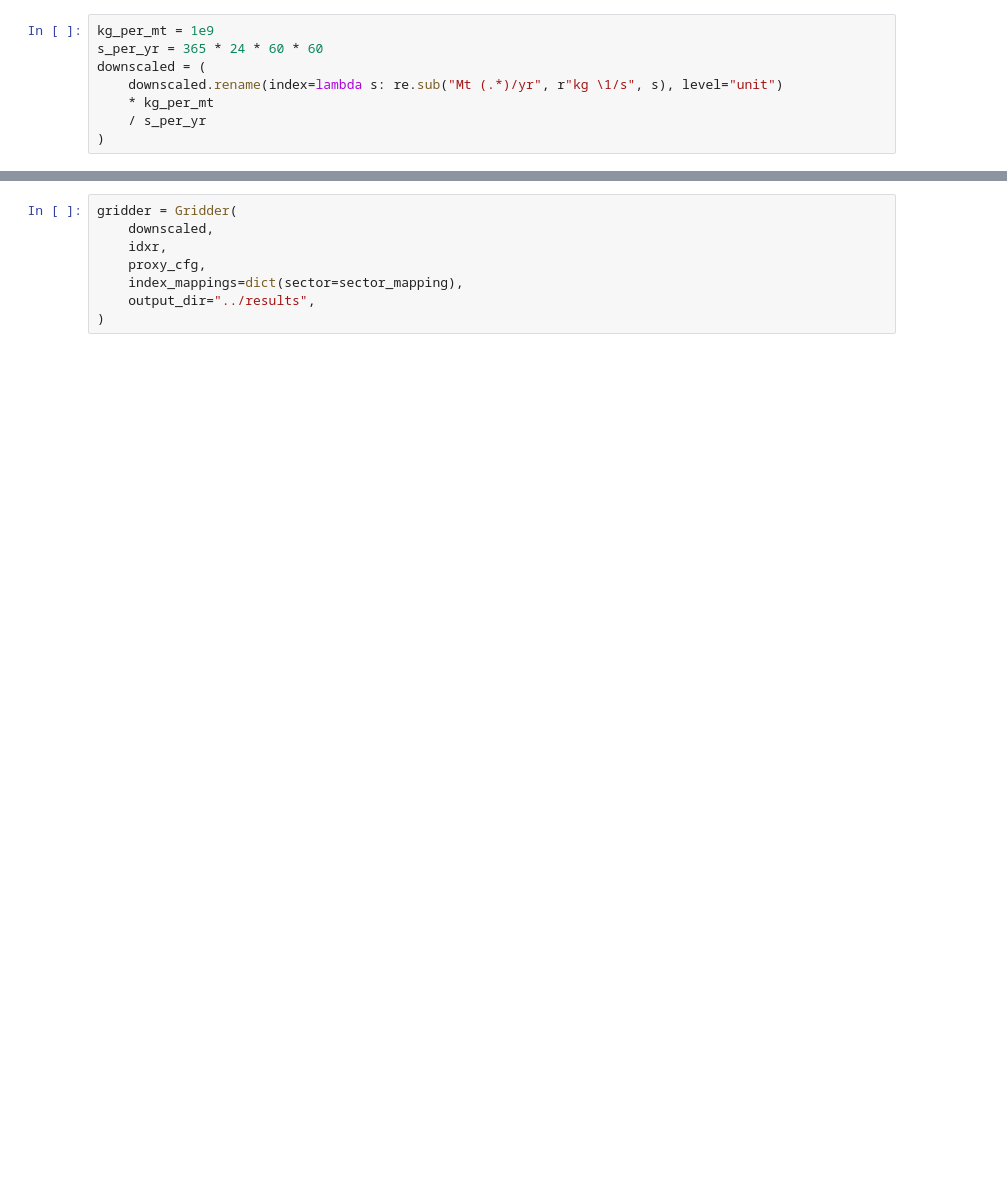
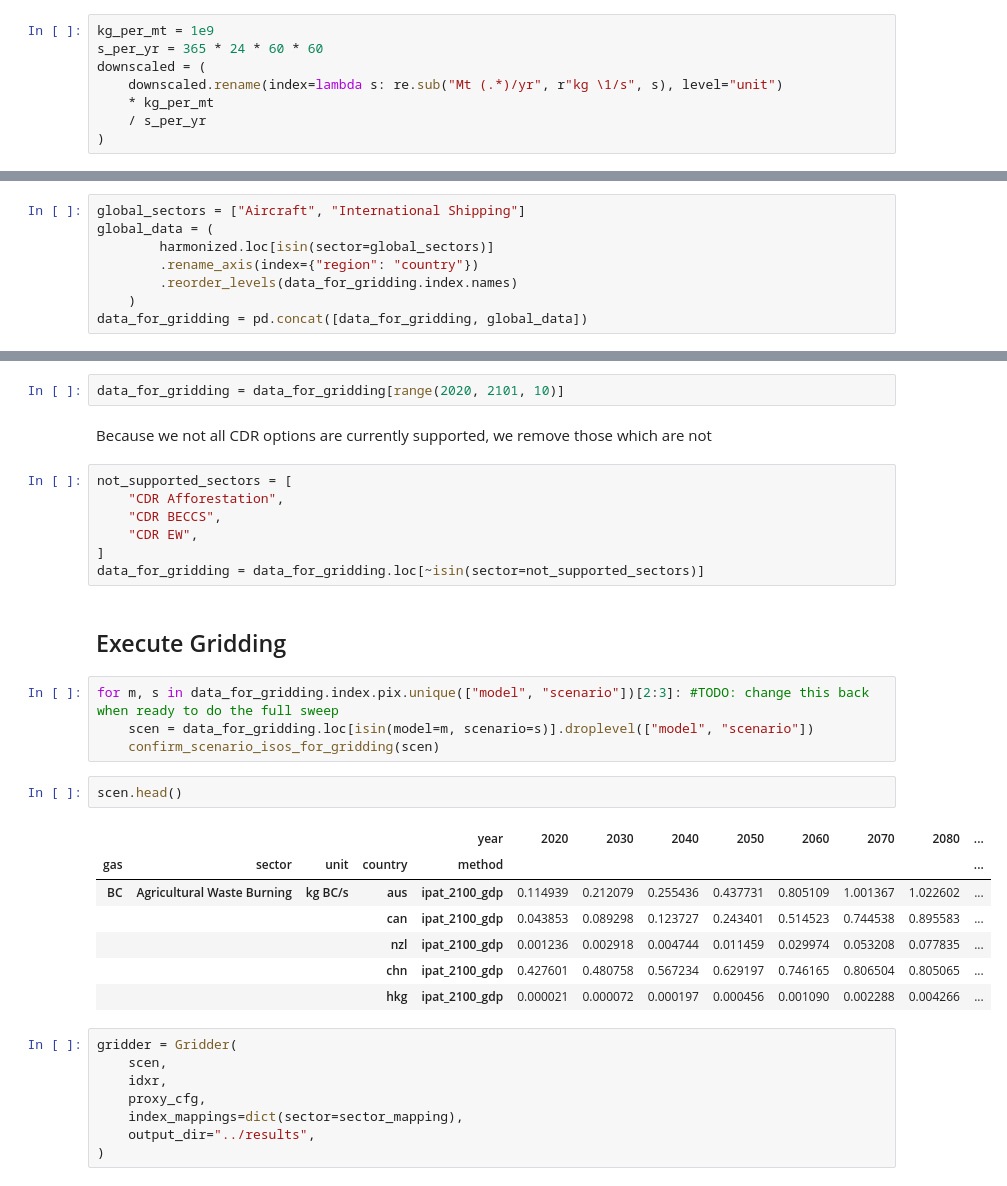
Before and after one commit to jkikstra/concordia, a Jupyter notebook: notebooks/workflow.ipynb, the cells around one changed output, grey strips where cells are left out. Saved outputs shown, nothing was run; the diff lists cells and outputs as text; blank space fills up the shorter version.

```diff
--- a/notebooks/workflow.ipynb
+++ b/notebooks/workflow.ipynb
@@ -555,0 +695,8 @@ downscaled.head()
+# %%
+global_sectors = ["Aircraft", "International Shipping"]
+global_data = (
+        harmonized.loc[isin(sector=global_sectors)]
+        .rename_axis(index={"region": "country"})
+        .reorder_levels(data_for_gridding.index.names)
+    )
+data_for_gridding = pd.concat([data_for_gridding, global_data])
@@ -556,6 +705,33 @@ downscaled.head()
+# %%
+data_for_gridding = data_for_gridding[range(2020, 2101, 10)]
+# %% [markdown]
+Because we not all CDR options are currently supported, we remove those which are not
+# %%
+not_supported_sectors = [
+    "CDR Afforestation",
+    "CDR BECCS",
+    "CDR EW",
+]
+data_for_gridding = data_for_gridding.loc[~isin(sector=not_supported_sectors)]
+# %% [markdown]
+## Execute Gridding
+# %%
+for m, s in data_for_gridding.index.pix.unique(["model", "scenario"])[2:3]: #TODO: change this back when ready to do the full sweep
+    scen = data_for_gridding.loc[isin(model=m, scenario=s)].droplevel(["model", "scenario"])
+    confirm_scenario_isos_for_gridding(scen)
+# %%
+scen.head()
+# %% [output]
+|  |  |  |  | year | 2020 | 2030 | 2040 | 2050 | 2060 | 2070 | 2080 | ... |
+| gas | sector | unit | country | method |  |  |  |  |  |  |  | ... |
+| BC | Agricultural Waste Burning | kg BC/s | aus | ipat_2100_gdp | 0.114939 | 0.212079 | 0.255436 | 0.437731 | 0.805109 | 1.001367 | 1.022602 | ... |
+|  |  |  | can | ipat_2100_gdp | 0.043853 | 0.089298 | 0.123727 | 0.243401 | 0.514523 | 0.744538 | 0.895583 | ... |
+|  |  |  | nzl | ipat_2100_gdp | 0.001236 | 0.002918 | 0.004744 | 0.011459 | 0.029974 | 0.053208 | 0.077835 | ... |
+|  |  |  | chn | ipat_2100_gdp | 0.427601 | 0.480758 | 0.567234 | 0.629197 | 0.746165 | 0.806504 | 0.805065 | ... |
+|  |  |  | hkg | ipat_2100_gdp | 0.000021 | 0.000072 | 0.000197 | 0.000456 | 0.001090 | 0.002288 | 0.004266 | ... |
 # %%
 gridder = Gridder(
-    downscaled,
+    scen,
     idxr,
     proxy_cfg,
     index_mappings=dict(sector=sector_mapping),
```
Also changed, not shown: parts of 31 cells of this notebook.
